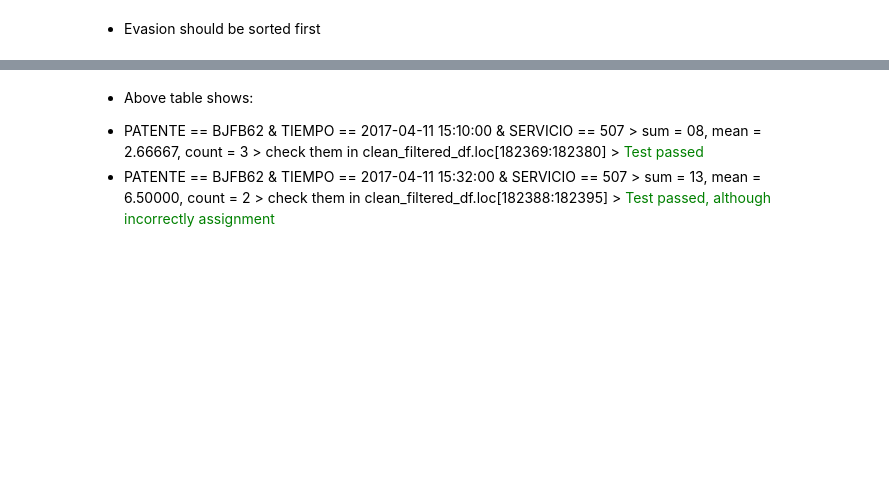
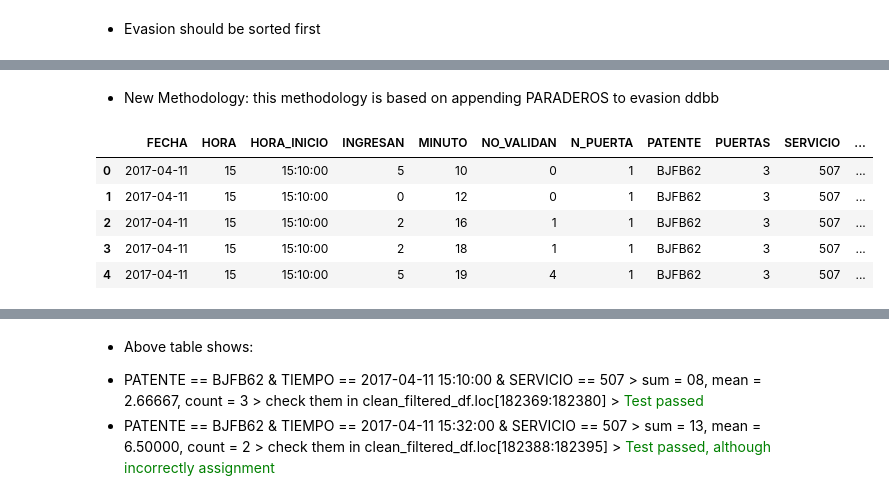
Before and after one commit to leocamus/TSAnalysis, a Jupyter notebook: TEST_MatchingUsers.ipynb, the cells around one changed output, grey strips where cells are left out. Saved outputs shown, nothing was run; the diff lists cells and outputs as text; code cells hidden in the pictures; blank space fills up the shorter version.

```diff
--- a/TEST_MatchingUsers.ipynb
+++ b/TEST_MatchingUsers.ipynb
@@ -152,0 +238,11 @@ clean_filtered_df[(clean_filtered_df['sitio_subida']=='BJFB62')&(clean_filtered_
+# %% [markdown]
+* New Methodology: this methodology is based on appending PARADEROS to evasion ddbb
+# %%
+example.head()
+# %% [output]
+|  | FECHA | HORA | HORA_INICIO | INGRESAN | MINUTO | NO_VALIDAN | N_PUERTA | PATENTE | PUERTAS | SERVICIO | ... |
+| 0 | 2017-04-11 | 15 | 15:10:00 | 5 | 10 | 0 | 1 | BJFB62 | 3 | 507 | ... |
+| 1 | 2017-04-11 | 15 | 15:10:00 | 0 | 12 | 0 | 1 | BJFB62 | 3 | 507 | ... |
+| 2 | 2017-04-11 | 15 | 15:10:00 | 2 | 16 | 1 | 1 | BJFB62 | 3 | 507 | ... |
+| 3 | 2017-04-11 | 15 | 15:10:00 | 2 | 18 | 1 | 1 | BJFB62 | 3 | 507 | ... |
+| 4 | 2017-04-11 | 15 | 15:10:00 | 5 | 19 | 4 | 1 | BJFB62 | 3 | 507 | ... |
```
Also changed, not shown: parts of 32 cells of this notebook, 1 other file.
